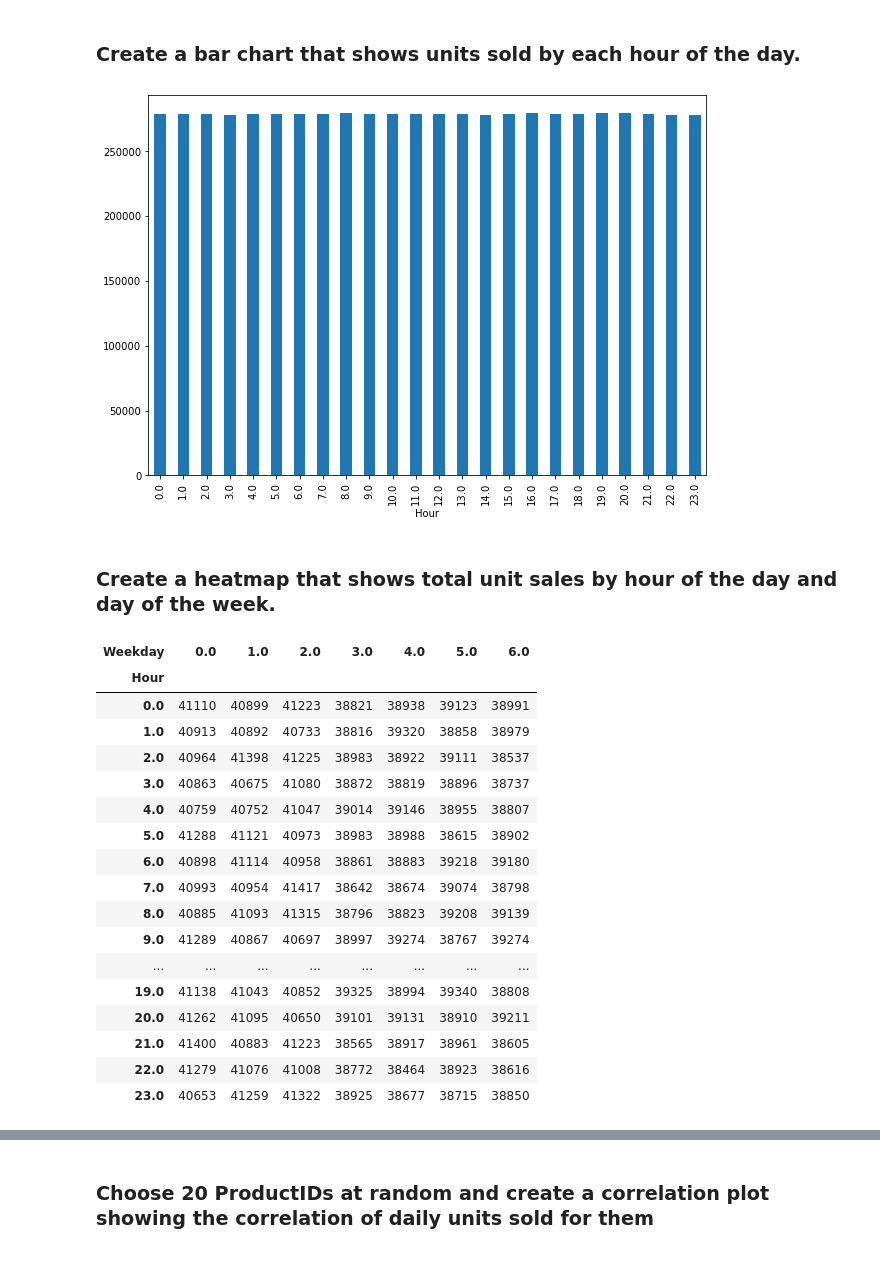
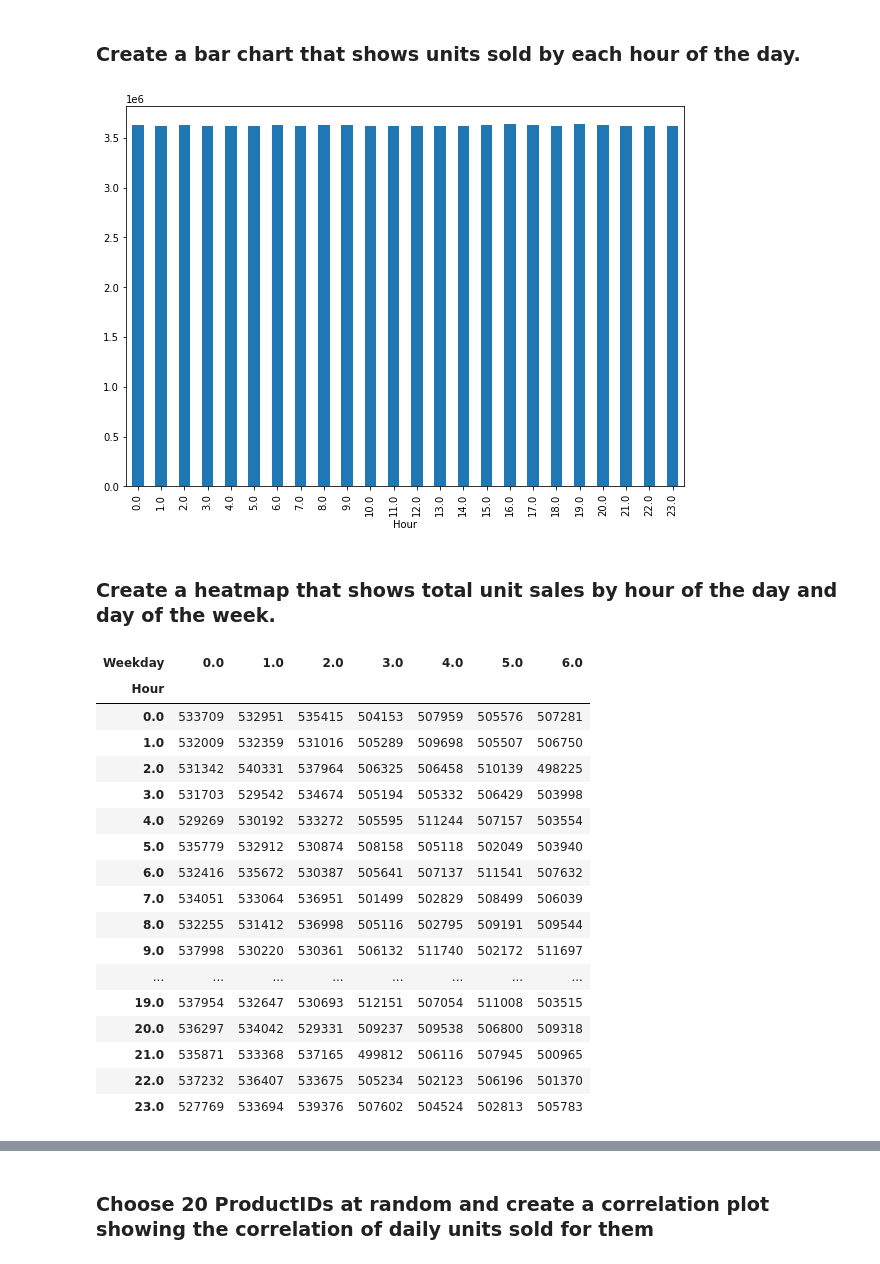
Before and after one commit to thinkful-dsi-grackle/dsi7_student_pair_work, a Jupyter notebook: week11_time_series/2_tuesday/Aaron_Time_Series_Day_2_Morning Assignment.ipynb, the cells around one changed output, grey strips where cells are left out. Saved outputs shown, nothing was run; the diff lists cells and outputs as text; code cells hidden in the pictures.

Commit message:
Fix date and sum

```diff
--- a/week11_time_series/2_tuesday/Aaron_Time_Series_Day_2_Morning Assignment.ipynb
+++ b/week11_time_series/2_tuesday/Aaron_Time_Series_Day_2_Morning Assignment.ipynb
@@ -74,6 +74,7 @@ memory usage: 464.0+ MB
 sales_df['Weekday'] = sales_df.SalesDate.dt.weekday
 sales_df['Day'] = sales_df.SalesDate.dt.day
 sales_df['Month'] = sales_df.SalesDate.dt.strftime('%B')
+sales_df['Date'] = sales_df.SalesDate.dt.date
 sales_df.head()
 # %% [output]
 |  | SalesID | SalesPersonID | CustomerID | ProductID | Quantity | Discount | TotalPrice | SalesDate | ... |
@@ -145,32 +146,32 @@ plt.show()
 # %%
 sales_df['Hour'] = sales_df.SalesDate.dt.hour
 plt.figure(figsize=(10,7))
-sales_df.groupby('Hour').count()['Quantity'].plot(kind='bar')
+sales_df.groupby('Hour').sum()['Quantity'].plot(kind='bar')
 plt.show()
 # %% [output]
-[figure, old version]
+[figure, new version]
 # %% [markdown]
 ### Create a heatmap that shows total unit sales by hour of the day and day of the week.
 # %%
 heatmap_df = sales_df.pivot_table(index='Hour',
-                                  columns='Weekday', values='Quantity', aggfunc='count')
+                                  columns='Weekday', values='Quantity', aggfunc='sum')
 heatmap_df
 # %% [output]
 | Weekday | 0.0 | 1.0 | 2.0 | 3.0 | 4.0 | 5.0 | 6.0 |
 | Hour |  |  |  |  |  |  |  |
-| 0.0 | 41110 | 40899 | 41223 | 38821 | 38938 | 39123 | 38991 |
-| 1.0 | 40913 | 40892 | 40733 | 38816 | 39320 | 38858 | 38979 |
-| 2.0 | 40964 | 41398 | 41225 | 38983 | 38922 | 39111 | 38537 |
-| 3.0 | 40863 | 40675 | 41080 | 38872 | 38819 | 38896 | 38737 |
-| 4.0 | 40759 | 40752 | 41047 | 39014 | 39146 | 38955 | 38807 |
-| 5.0 | 41288 | 41121 | 40973 | 38983 | 38988 | 38615 | 38902 |
-| 6.0 | 40898 | 41114 | 40958 | 38861 | 38883 | 39218 | 39180 |
-| 7.0 | 40993 | 40954 | 41417 | 38642 | 38674 | 39074 | 38798 |
-| 8.0 | 40885 | 41093 | 41315 | 38796 | 38823 | 39208 | 39139 |
-| 9.0 | 41289 | 40867 | 40697 | 38997 | 39274 | 38767 | 39274 |
+| 0.0 | 533709 | 532951 | 535415 | 504153 | 507959 | 505576 | 507281 |
+| 1.0 | 532009 | 532359 | 531016 | 505289 | 509698 | 505507 | 506750 |
+| 2.0 | 531342 | 540331 | 537964 | 506325 | 506458 | 510139 | 498225 |
+| 3.0 | 531703 | 529542 | 534674 | 505194 | 505332 | 506429 | 503998 |
+| 4.0 | 529269 | 530192 | 533272 | 505595 | 511244 | 507157 | 503554 |
+| 5.0 | 535779 | 532912 | 530874 | 508158 | 505118 | 502049 | 503940 |
+| 6.0 | 532416 | 535672 | 530387 | 505641 | 507137 | 511541 | 507632 |
+| 7.0 | 534051 | 533064 | 536951 | 501499 | 502829 | 508499 | 506039 |
+| 8.0 | 532255 | 531412 | 536998 | 505116 | 502795 | 509191 | 509544 |
+| 9.0 | 537998 | 530220 | 530361 | 506132 | 511740 | 502172 | 511697 |
 | ... | ... | ... | ... | ... | ... | ... | ... |
-| 19.0 | 41138 | 41043 | 40852 | 39325 | 38994 | 39340 | 38808 |
-| 20.0 | 41262 | 41095 | 40650 | 39101 | 39131 | 38910 | 39211 |
-| 21.0 | 41400 | 40883 | 41223 | 38565 | 38917 | 38961 | 38605 |
-| 22.0 | 41279 | 41076 | 41008 | 38772 | 38464 | 38923 | 38616 |
-| 23.0 | 40653 | 41259 | 41322 | 38925 | 38677 | 38715 | 38850 |
+| 19.0 | 537954 | 532647 | 530693 | 512151 | 507054 | 511008 | 503515 |
+| 20.0 | 536297 | 534042 | 529331 | 509237 | 509538 | 506800 | 509318 |
+| 21.0 | 535871 | 533368 | 537165 | 499812 | 506116 | 507945 | 500965 |
+| 22.0 | 537232 | 536407 | 533675 | 505234 | 502123 | 506196 | 501370 |
+| 23.0 | 527769 | 533694 | 539376 | 507602 | 504524 | 502813 | 505783 |
```
Also changed, not shown: parts of 10 cells of this notebook.
